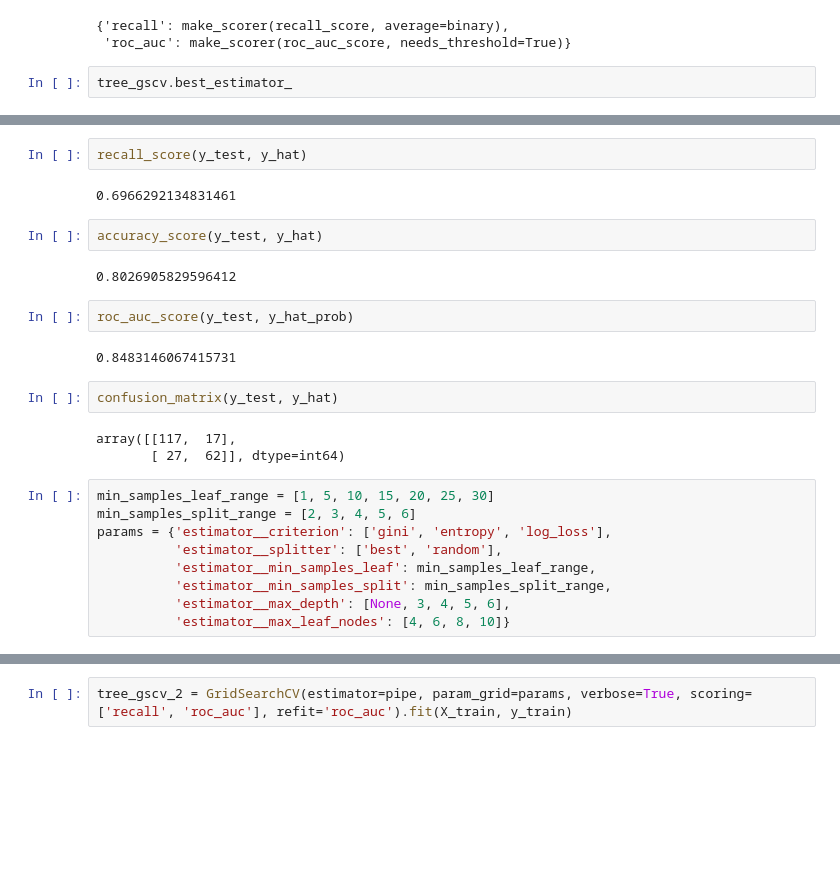
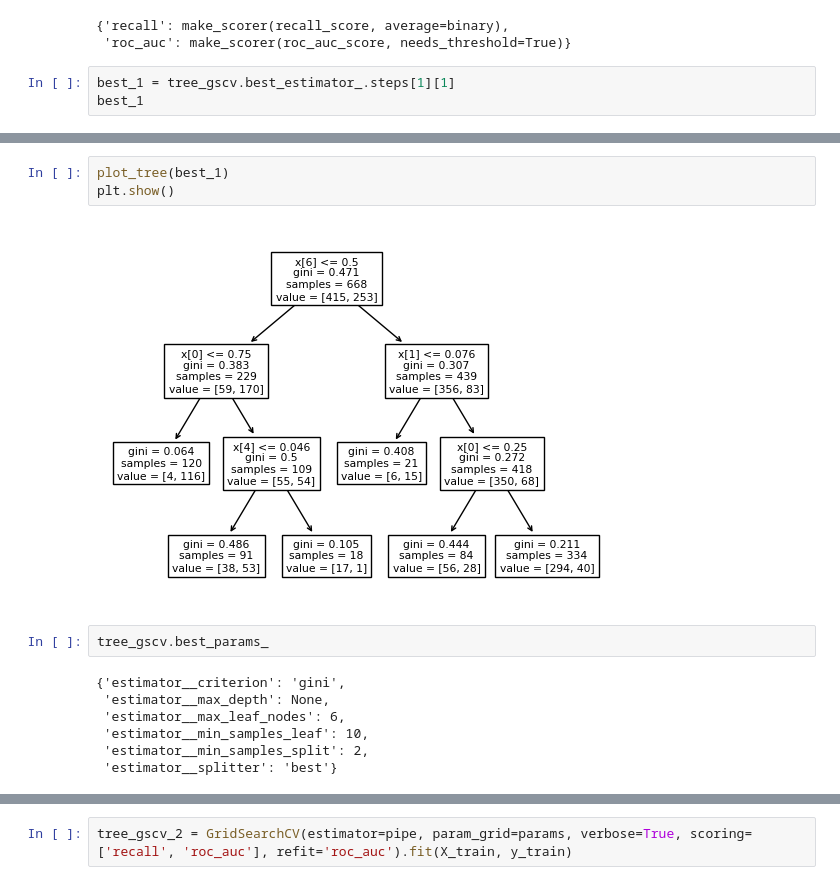
Before and after one commit to mateuseap/decision-tree, a Jupyter notebook: src/dt.ipynb, the cells around one changed output, grey strips where cells are left out. Saved outputs shown, nothing was run; the diff lists cells and outputs as text; blank space fills up the shorter version.

```diff
--- a/src/dt.ipynb
+++ b/src/dt.ipynb
@@ -322,5 +294,6 @@ tree_gscv.scorer_
 {'recall': make_scorer(recall_score, average=binary),
  'roc_auc': make_scorer(roc_auc_score, needs_threshold=True)}
 # %%
-tree_gscv.best_estimator_
+best_1 = tree_gscv.best_estimator_.steps[1][1]
+best_1
 # %% [output]
@@ -350,26 +301,14 @@ precision_score(y_test, y_hat)
-# %%
-recall_score(y_test, y_hat)
-# %% [output]
-0.6966292134831461
-# %%
-accuracy_score(y_test, y_hat)
-# %% [output]
-0.8026905829596412
-# %%
-roc_auc_score(y_test, y_hat_prob)
-# %% [output]
-0.8483146067415731
-# %%
-confusion_matrix(y_test, y_hat)
-# %% [output]
-array([[117,  17],
-       [ 27,  62]], dtype=int64)
-# %%
-min_samples_leaf_range = [1, 5, 10, 15, 20, 25, 30]
-min_samples_split_range = [2, 3, 4, 5, 6]
-params = {'estimator__criterion': ['gini', 'entropy', 'log_loss'],
-          'estimator__splitter': ['best', 'random'],
-          'estimator__min_samples_leaf': min_samples_leaf_range,
-          'estimator__min_samples_split': min_samples_split_range,
-          'estimator__max_depth': [None, 3, 4, 5, 6],
-          'estimator__max_leaf_nodes': [4, 6, 8, 10]}
+# %%
+plot_tree(best_1)
+plt.show()
+# %% [output]
+[figure, added]
+# %%
+tree_gscv.best_params_
+# %% [output]
+{'estimator__criterion': 'gini',
+ 'estimator__max_depth': None,
+ 'estimator__max_leaf_nodes': 6,
+ 'estimator__min_samples_leaf': 10,
+ 'estimator__min_samples_split': 2,
+ 'estimator__splitter': 'best'}
```
Also changed, not shown: parts of 57 cells of this notebook.
